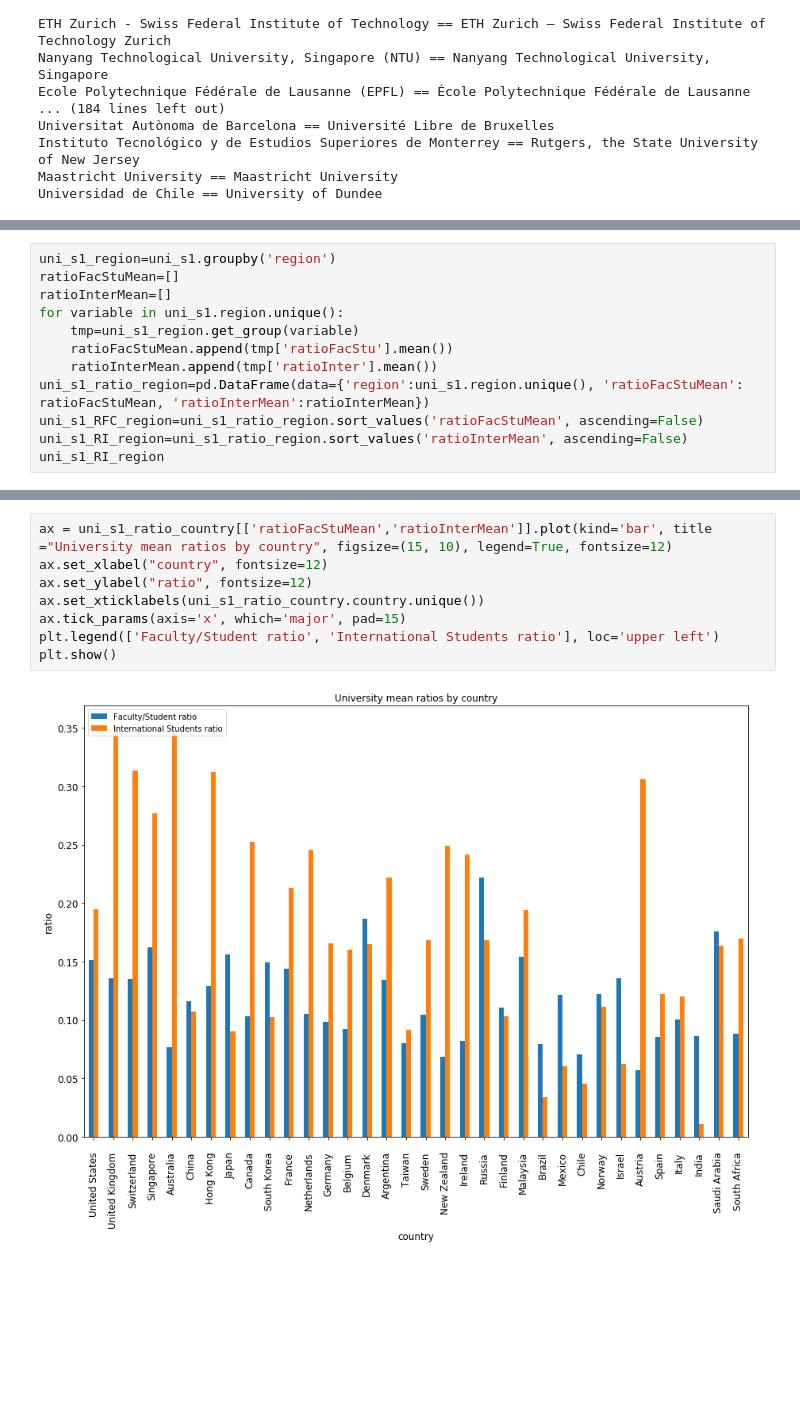
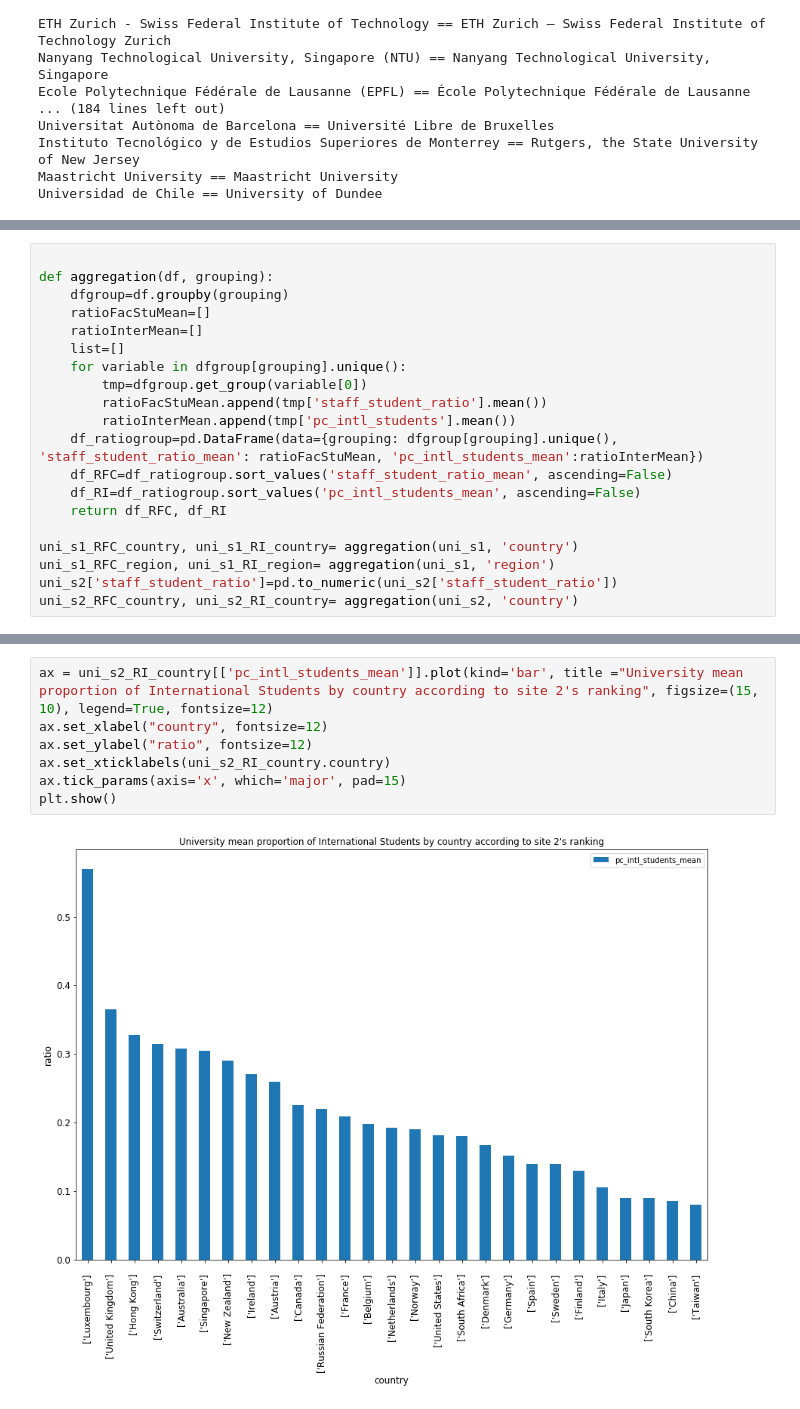
Before and after one commit to ChristianMct/ADA2017-Homeworks, a Jupyter notebook: 02 - Data from the Web/hw2_analysis.ipynb, the cells around one changed output, grey strips where cells are left out. Drawn from its saved outputs; the diff is of its cells as text; blank space fills up the shorter version.

```diff
--- a/02 - Data from the Web/hw2_analysis.ipynb
+++ b/02 - Data from the Web/hw2_analysis.ipynb
@@ -146,12 +106,0 @@ uni_s1_RFC_country
-# %%
-uni_s1_region=uni_s1.groupby('region')
-ratioFacStuMean=[]
-ratioInterMean=[]
-for variable in uni_s1.region.unique():
-    tmp=uni_s1_region.get_group(variable)
-    ratioFacStuMean.append(tmp['ratioFacStu'].mean())
-    ratioInterMean.append(tmp['ratioInter'].mean())
-uni_s1_ratio_region=pd.DataFrame(data={'region':uni_s1.region.unique(), 'ratioFacStuMean': ratioFacStuMean, 'ratioInterMean':ratioInterMean})
-uni_s1_RFC_region=uni_s1_ratio_region.sort_values('ratioFacStuMean', ascending=False)
-uni_s1_RI_region=uni_s1_ratio_region.sort_values('ratioInterMean', ascending=False)
-uni_s1_RI_region
@@ -175,0 +122,20 @@ uni_s1_RFC_region
+# %%
+
+def aggregation(df, grouping):
+    dfgroup=df.groupby(grouping)
+    ratioFacStuMean=[]
+    ratioInterMean=[]
+    list=[]
+    for variable in dfgroup[grouping].unique():
+        tmp=dfgroup.get_group(variable[0])
+        ratioFacStuMean.append(tmp['staff_student_ratio'].mean())
+        ratioInterMean.append(tmp['pc_intl_students'].mean())
+    df_ratiogroup=pd.DataFrame(data={grouping: dfgroup[grouping].unique(), 'staff_student_ratio_mean': ratioFacStuMean, 'pc_intl_students_mean':ratioInterMean})
+    df_RFC=df_ratiogroup.sort_values('staff_student_ratio_mean', ascending=False)
+    df_RI=df_ratiogroup.sort_values('pc_intl_students_mean', ascending=False)
+    return df_RFC, df_RI
+
+uni_s1_RFC_country, uni_s1_RI_country= aggregation(uni_s1, 'country')
+uni_s1_RFC_region, uni_s1_RI_region= aggregation(uni_s1, 'region')
+uni_s2['staff_student_ratio']=pd.to_numeric(uni_s2['staff_student_ratio'])
+uni_s2_RFC_country, uni_s2_RI_country= aggregation(uni_s2, 'country')
@@ -187,10 +196,9 @@ plt.show()
 # %%
-ax = uni_s1_ratio_country[['ratioFacStuMean','ratioInterMean']].plot(kind='bar', title ="University mean ratios by country", figsize=(15, 10), legend=True, fontsize=12)
+ax = uni_s2_RI_country[['pc_intl_students_mean']].plot(kind='bar', title ="University mean proportion of International Students by country according to site 2's ranking", figsize=(15, 10), legend=True, fontsize=12)
 ax.set_xlabel("country", fontsize=12)
 ax.set_ylabel("ratio", fontsize=12)
-ax.set_xticklabels(uni_s1_ratio_country.country.unique())
+ax.set_xticklabels(uni_s2_RI_country.country)
 ax.tick_params(axis='x', which='major', pad=15)
-plt.legend(['Faculty/Student ratio', 'International Students ratio'], loc='upper left')
 plt.show()
 # %% [output]
-[figure, old version]
+[figure, new version]
```
Also changed, not shown: parts of 24 cells of this notebook, 1 other file.
